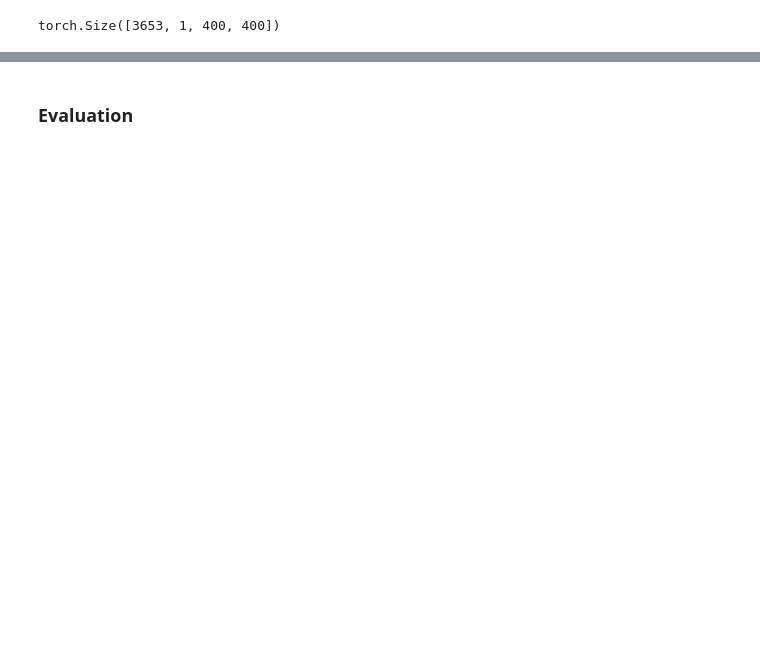
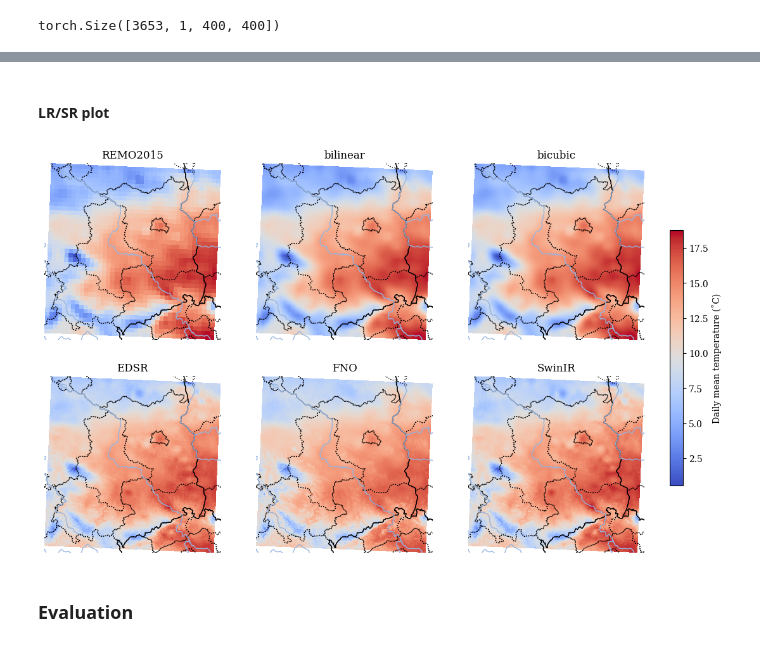
Before and after one commit to k0stal/downscaling, a Jupyter notebook: notebooks/evaluation.ipynb, the cells around one changed output, grey strips where cells are left out. Saved outputs shown, nothing was run; the diff lists cells and outputs as text; code cells hidden in the pictures; blank space fills up the shorter version.

Commit message:
Modify eval notebook

```diff
--- a/notebooks/evaluation.ipynb
+++ b/notebooks/evaluation.ipynb
@@ -444,0 +556,11 @@ Ellipsis
+# %%
+edsr.eval()
+y_preds = []
+for x, _ in cordex_dev_loader:
+    x = x.to(edsr.device)
+    y_pred = edsr.predict_step(x)
+    y_preds.append(y_pred)
+# %%
+std_edsr_cordex = torch.cat(y_preds, dim=0)
+edsr_cordex = rekis.destandardize([std_edsr_cordex.cpu()])[0]
+edsr_cordex.shape
@@ -444,0 +569,12 @@ Ellipsis
+# %%
+edsr_cordex_xr = xr.DataArray(
+    edsr_cordex.squeeze(),
+    dims=("time", "northing", "easting"),
+    coords={
+        "time": rekis.test.dataset.coords["time"],
+        "northing": rekis.test.dataset.coords["northing"],
+        "easting": rekis.test.dataset.coords["easting"],
+        "crs": rekis.test.dataset.coords["crs"],
+    },
+    attrs=rekis.test.dataset.attrs
+)
@@ -621,0 +779,2 @@ plot_lr_sr(cordex, swin_cordex)
+# %% [markdown]
+#### LR/SR plot
@@ -621,0 +807,2 @@ plot_lr_sr(cordex, swin_cordex)
+# %%
+matplotlib.rcParams['font.family'] = 'DejaVu Serif'
@@ -622,2 +858,9 @@ plot_lr_sr(cordex, swin_cordex)
+# %%
+plot_models(
+    [cordex.dev.dataset["TM"], bilinear_xr, bicubic_xr, edsr_cordex_xr, fno_cordex_xr, swin_cordex_xr],
+    titles=["REMO2015", "bilinear", "bicubic", "EDSR", "FNO", "SwinIR"]
+)
+# %% [output]
+[figure, added]
 # %% [markdown]
 ### Evaluation
```
Also changed, not shown: parts of 65 cells of this notebook, 1 other file.
